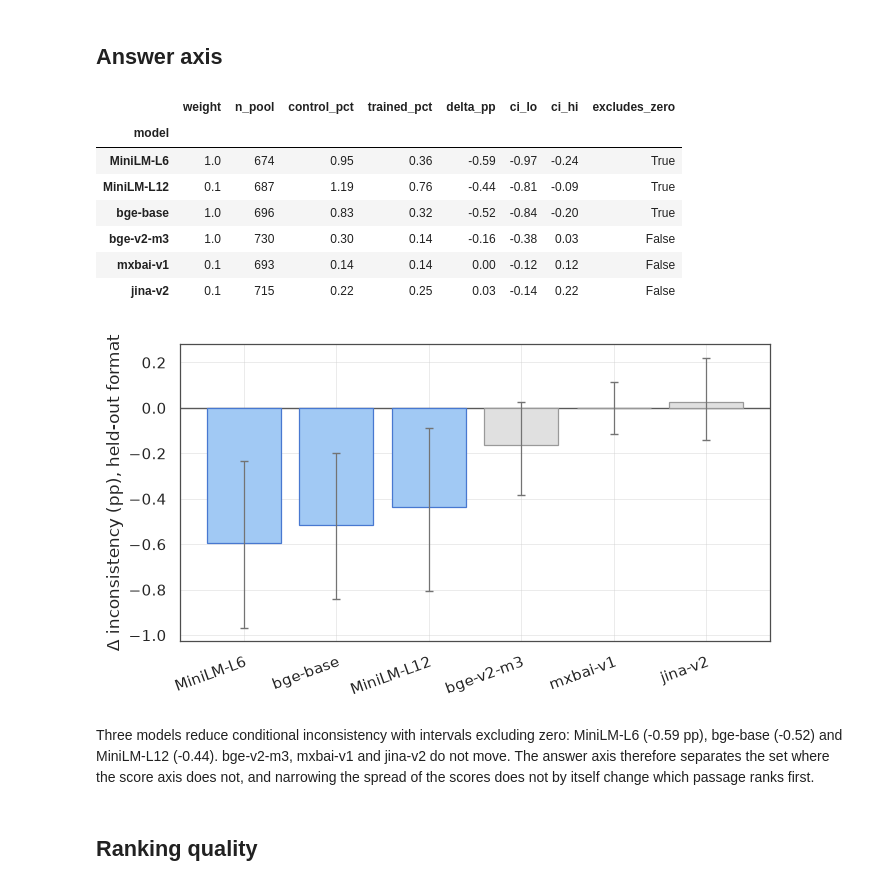
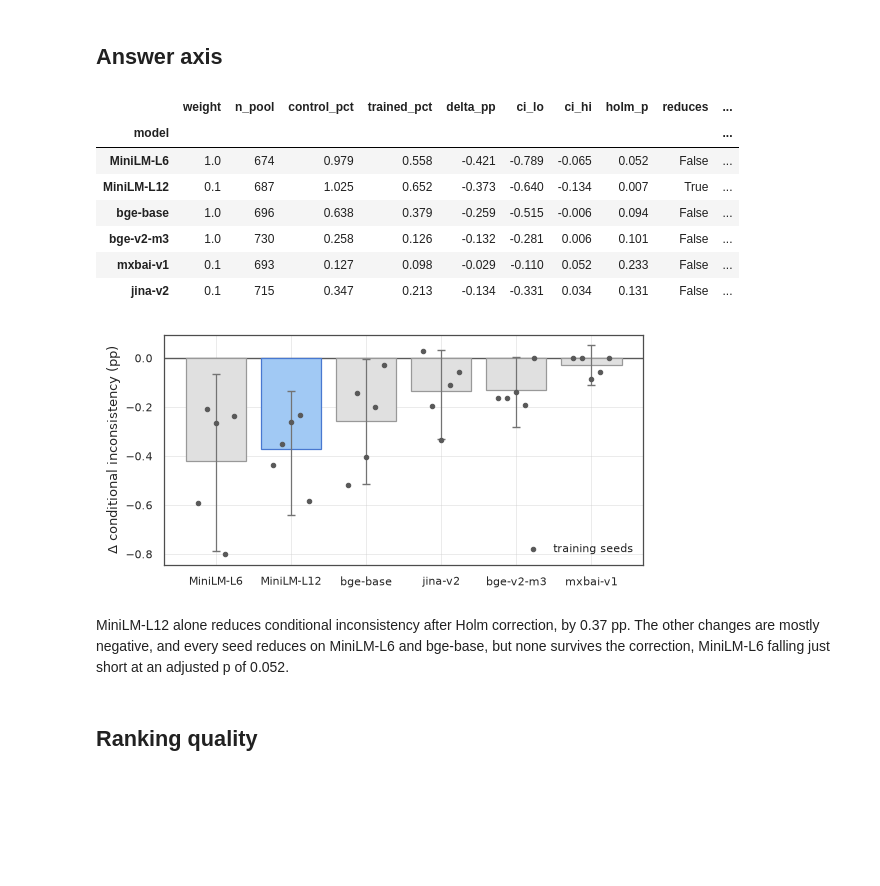
Before and after one commit to foad/format-sensitivity-reranking, a Jupyter notebook: notebooks/h2/h2_analysis.ipynb, the cells around one changed output. Saved outputs shown, nothing was run; the diff lists cells and outputs as text; code cells hidden in the pictures; blank space fills up the shorter version.

```diff
--- a/notebooks/h2/h2_analysis.ipynb
+++ b/notebooks/h2/h2_analysis.ipynb
@@ -232,49 +266,32 @@ answers[
         "delta_pp",
         "ci_lo",
         "ci_hi",
-        "excludes_zero",
+        "holm_p",
+        "reduces",
+        "seeds_reduced",
     ]
-].round(2)
+].round(3)
 # %% [output]
-|  | weight | n_pool | control_pct | trained_pct | delta_pp | ci_lo | ci_hi | excludes_zero |
-| model |  |  |  |  |  |  |  |  |
-| MiniLM-L6 | 1.0 | 674 | 0.95 | 0.36 | -0.59 | -0.97 | -0.24 | True |
-| MiniLM-L12 | 0.1 | 687 | 1.19 | 0.76 | -0.44 | -0.81 | -0.09 | True |
-| bge-base | 1.0 | 696 | 0.83 | 0.32 | -0.52 | -0.84 | -0.20 | True |
-| bge-v2-m3 | 1.0 | 730 | 0.30 | 0.14 | -0.16 | -0.38 | 0.03 | False |
-| mxbai-v1 | 0.1 | 693 | 0.14 | 0.14 | 0.00 | -0.12 | 0.12 | False |
-| jina-v2 | 0.1 | 715 | 0.22 | 0.25 | 0.03 | -0.14 | 0.22 | False |
+|  | weight | n_pool | control_pct | trained_pct | delta_pp | ci_lo | ci_hi | holm_p | reduces | ... |
+| model |  |  |  |  |  |  |  |  |  | ... |
+| MiniLM-L6 | 1.0 | 674 | 0.979 | 0.558 | -0.421 | -0.789 | -0.065 | 0.052 | False | ... |
+| MiniLM-L12 | 0.1 | 687 | 1.025 | 0.652 | -0.373 | -0.640 | -0.134 | 0.007 | True | ... |
+| bge-base | 1.0 | 696 | 0.638 | 0.379 | -0.259 | -0.515 | -0.006 | 0.094 | False | ... |
+| bge-v2-m3 | 1.0 | 730 | 0.258 | 0.126 | -0.132 | -0.281 | 0.006 | 0.101 | False | ... |
+| mxbai-v1 | 0.1 | 693 | 0.127 | 0.098 | -0.029 | -0.110 | 0.052 | 0.233 | False | ... |
+| jina-v2 | 0.1 | 715 | 0.347 | 0.213 | -0.134 | -0.331 | 0.034 | 0.131 | False | ... |
 # %%
-order = answers.sort_values("delta_pp").index
-point = answers.loc[order, "delta_pp"]
-err = [point - answers.loc[order, "ci_lo"], answers.loc[order, "ci_hi"] - point]
-fill, edge = fills(answers.loc[order, "excludes_zero"])
-
-fig, ax = plt.subplots(figsize=(7, 3.9))
-ax.bar(
-    order,
-    point,
-    zorder=2,
-    color=fill,
-    edgecolor=edge,
-    linewidth=0.9,
-    yerr=err,
-    capsize=3,
-    error_kw={"lw": 0.9, "ecolor": ERROR, "zorder": 3},
-)
-ax.axhline(0, color=RULE, lw=1, zorder=1)
-ax.set_ylabel("\u0394 inconsistency (pp), held-out format")
-ax.set_xlabel("")
-plt.setp(ax.get_xticklabels(), rotation=20, ha="right", rotation_mode="anchor")
+fig, ax = plt.subplots(figsize=(0.9 * TEXT_WIDTH, 2.8))
+seed_bars(ax, answers, "delta_pp", "reduces")
+ax.set_ylabel("Δ conditional inconsistency (pp)")
 save(fig, "answer_axis_delta")
 # %% [output]
-[figure, old version]
+[figure, new version]
 # %% [markdown]
-Three models reduce conditional inconsistency with intervals excluding zero:
-MiniLM-L6 (-0.59 pp), bge-base (-0.52) and MiniLM-L12 (-0.44). bge-v2-m3,
-mxbai-v1 and jina-v2 do not move. The answer axis therefore separates the set
-where the score axis does not, and narrowing the spread of the scores does not by
-itself change which passage ranks first.
+MiniLM-L12 alone reduces conditional inconsistency after Holm correction, by
+0.37 pp. The other changes are mostly negative, and every seed reduces on
+MiniLM-L6 and bge-base, but none survives the correction, MiniLM-L6 falling just
+short at an adjusted p of 0.052.
 # %% [markdown]
 ## Ranking quality
 # %%
```
Also changed, not shown: parts of 27 cells of this notebook, 19 other files.
